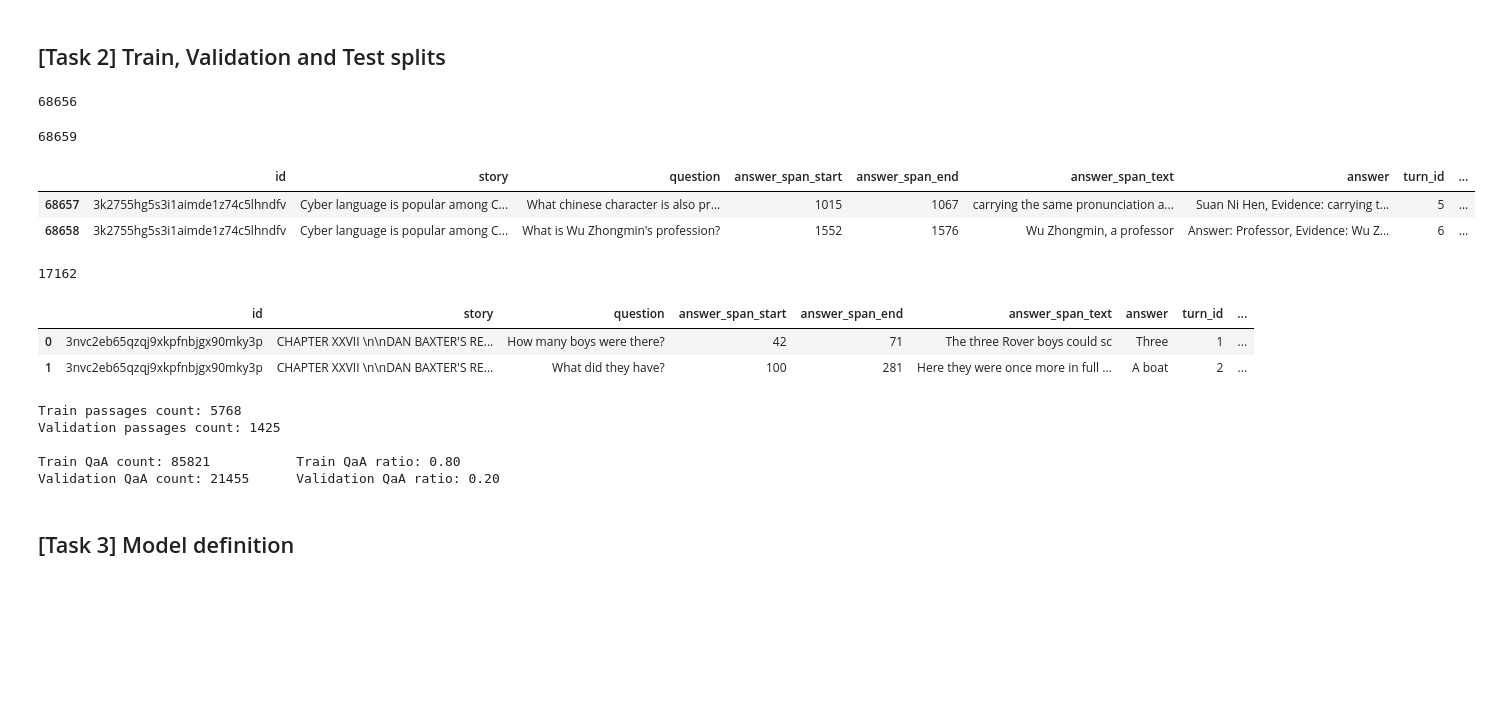
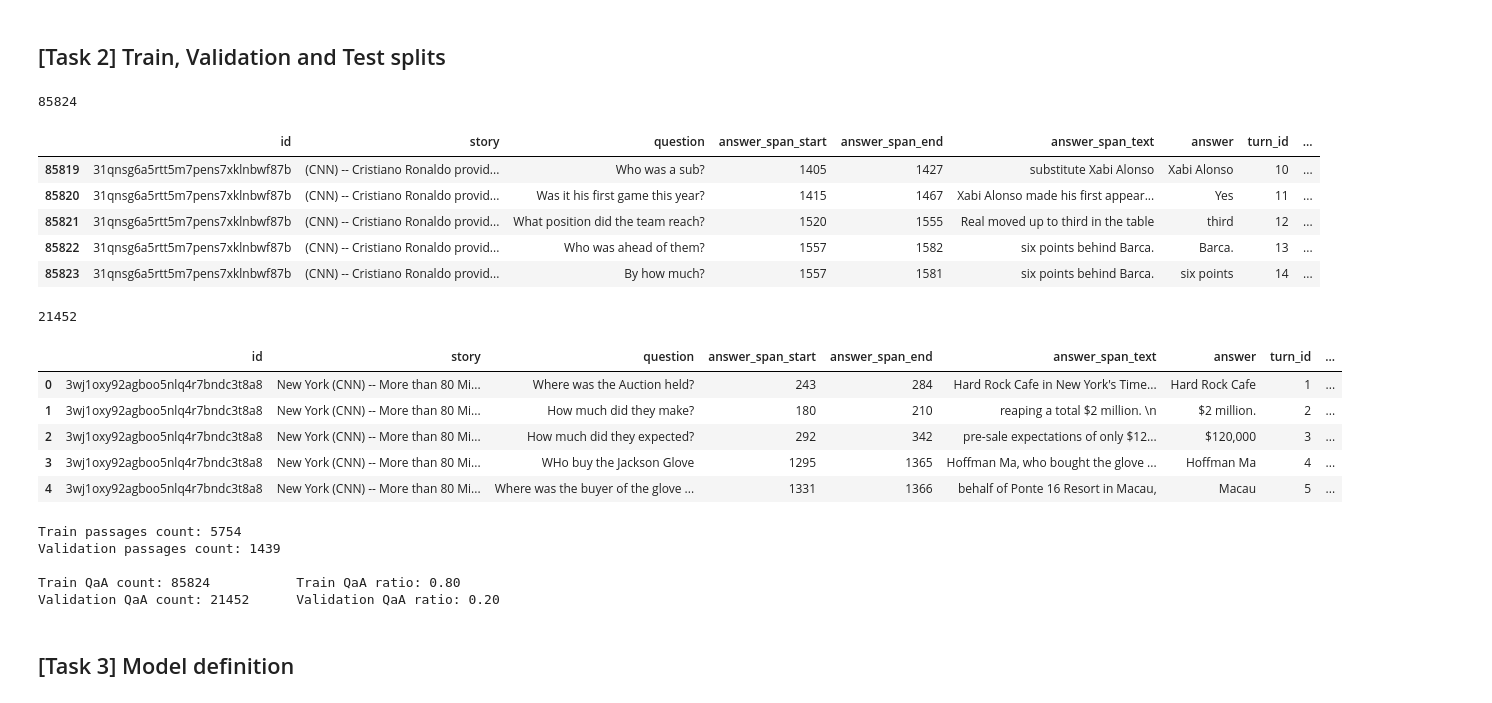
Before and after one commit to RiccardoSpolaor/Question-Answering, a Jupyter notebook: main_trainer_redone.ipynb, the cells around one changed output. Cells and saved outputs as stored; diff of their text form; code cells hidden in the pictures; blank space fills up the shorter version.

Commit message:
Update main_trainer_redone.ipynb
Re-implement dataframe shuffling function.

```diff
--- a/main_trainer_redone.ipynb
+++ b/main_trainer_redone.ipynb
@@ -301,31 +282,43 @@ document_id_at_percentile = train_df.iloc[question_percentile_index]['id']
-# %%
-question_percentile_index
-# %% [output]
-68656
-# %%
-val_df = train_df[(train_df.index >= question_percentile_index) & (train_df['id'] != document_id_at_percentile)]
-val_df_start_index = val_df.index[0]
-
-val_df.reset_index(drop=True, inplace=True)
-
-train_df = train_df[train_df.index < val_df_start_index]
+# %%
+from sklearn.model_selection import GroupShuffleSplit
+from typing import Tuple
+
+def train_validation_split(df: pd.DataFrame, train_size: int = .8, seed: int = 42) -> Tuple[pd.DataFrame, pd.DataFrame]:
+    group_shuffle_split = GroupShuffleSplit(n_splits=2, train_size=train_size, random_state=seed)
+    train_ix, test_ix = next(group_shuffle_split.split(df, groups=df.id))
+
+    train_df = df.loc[train_ix]
+    train_df.reset_index(inplace=True, drop=True)
+
+    val_df = df.loc[test_ix]
+    val_df.reset_index(inplace=True, drop=True)
+
+    return train_df, val_df
+# %%
+train_df, val_df = train_validation_split(train_df)
 # %%
 print(len(train_df))
 
-train_df.tail(2)
+train_df.tail()
 # %% [output]
-68659
+85824
 |  | id | story | question | answer_span_start | answer_span_end | answer_span_text | answer | turn_id | ... |
-| 68657 | 3k2755hg5s3i1aimde1z74c5lhndfv | Cyber language is popular among C... | What chinese character is also pr... | 1015 | 1067 | carrying the same pronunciation a... | Suan Ni Hen, Evidence: carrying t... | 5 | ... |
-| 68658 | 3k2755hg5s3i1aimde1z74c5lhndfv | Cyber language is popular among C... | What is Wu Zhongmin's profession? | 1552 | 1576 | Wu Zhongmin, a professor | Answer: Professor, Evidence: Wu Z... | 6 | ... |
+| 85819 | 31qnsg6a5rtt5m7pens7xklnbwf87b | (CNN) -- Cristiano Ronaldo provid... | Who was a sub? | 1405 | 1427 | substitute Xabi Alonso | Xabi Alonso | 10 | ... |
+| 85820 | 31qnsg6a5rtt5m7pens7xklnbwf87b | (CNN) -- Cristiano Ronaldo provid... | Was it his first game this year? | 1415 | 1467 | Xabi Alonso made his first appear... | Yes | 11 | ... |
+| 85821 | 31qnsg6a5rtt5m7pens7xklnbwf87b | (CNN) -- Cristiano Ronaldo provid... | What position did the team reach? | 1520 | 1555 | Real moved up to third in the table | third | 12 | ... |
+| 85822 | 31qnsg6a5rtt5m7pens7xklnbwf87b | (CNN) -- Cristiano Ronaldo provid... | Who was ahead of them? | 1557 | 1582 | six points behind Barca. | Barca. | 13 | ... |
+| 85823 | 31qnsg6a5rtt5m7pens7xklnbwf87b | (CNN) -- Cristiano Ronaldo provid... | By how much? | 1557 | 1581 | six points behind Barca. | six points | 14 | ... |
 # %%
 print(len(val_df))
-val_df.head(2)
+val_df.head()
 # %% [output]
-17162
+21452
 |  | id | story | question | answer_span_start | answer_span_end | answer_span_text | answer | turn_id | ... |
-| 0 | 3nvc2eb65qzqj9xkpfnbjgx90mky3p | CHAPTER XXVII \n\nDAN BAXTER'S RE... | How many boys were there? | 42 | 71 | The three Rover boys could sc | Three | 1 | ... |
-| 1 | 3nvc2eb65qzqj9xkpfnbjgx90mky3p | CHAPTER XXVII \n\nDAN BAXTER'S RE... | What did they have? | 100 | 281 | Here they were once more in full ... | A boat | 2 | ... |
+| 0 | 3wj1oxy92agboo5nlq4r7bndc3t8a8 | New York (CNN) -- More than 80 Mi... | Where was the Auction held? | 243 | 284 | Hard Rock Cafe in New York's Time... | Hard Rock Cafe | 1 | ... |
+| 1 | 3wj1oxy92agboo5nlq4r7bndc3t8a8 | New York (CNN) -- More than 80 Mi... | How much did they make? | 180 | 210 | reaping a total $2 million. \n | $2 million. | 2 | ... |
+| 2 | 3wj1oxy92agboo5nlq4r7bndc3t8a8 | New York (CNN) -- More than 80 Mi... | How much did they expected? | 292 | 342 | pre-sale expectations of only $12... | $120,000 | 3 | ... |
+| 3 | 3wj1oxy92agboo5nlq4r7bndc3t8a8 | New York (CNN) -- More than 80 Mi... | WHo buy the Jackson Glove | 1295 | 1365 | Hoffman Ma, who bought the glove ... | Hoffman Ma | 4 | ... |
+| 4 | 3wj1oxy92agboo5nlq4r7bndc3t8a8 | New York (CNN) -- More than 80 Mi... | Where was the buyer of the glove ... | 1331 | 1366 | behalf of Ponte 16 Resort in Macau, | Macau | 5 | ... |
 # %%
 print(f'Train passages count: {len(train_df.groupby(by=["id"]))}')
 print(f'Validation passages count: {len(val_df.groupby(by=["id"]))}')
@@ -336,11 +329,11 @@ len_tot=len(train_df)+len(val_df)
 print(f'Train QaA count: {len(train_df)} \t\t Train QaA ratio: {len(train_df)/len_tot:.2f}')
 print(f'Validation QaA count: {len(val_df)} \t Validation QaA ratio: {len(val_df)/len_tot:.2f}')
 # %% [output]
-Train passages count: 5768
-Validation passages count: 1425
+Train passages count: 5754
+Validation passages count: 1439
 
-Train QaA count: 85821           Train QaA ratio: 0.80
-Validation QaA count: 21455      Validation QaA ratio: 0.20
+Train QaA count: 85824           Train QaA ratio: 0.80
+Validation QaA count: 21452      Validation QaA ratio: 0.20
 # %%
 class Dataset(torch.utils.data.Dataset):
     def __init__(self, df: pd.DataFrame, return_history=False):
```
Also changed, not shown: parts of 3 cells of this notebook.
